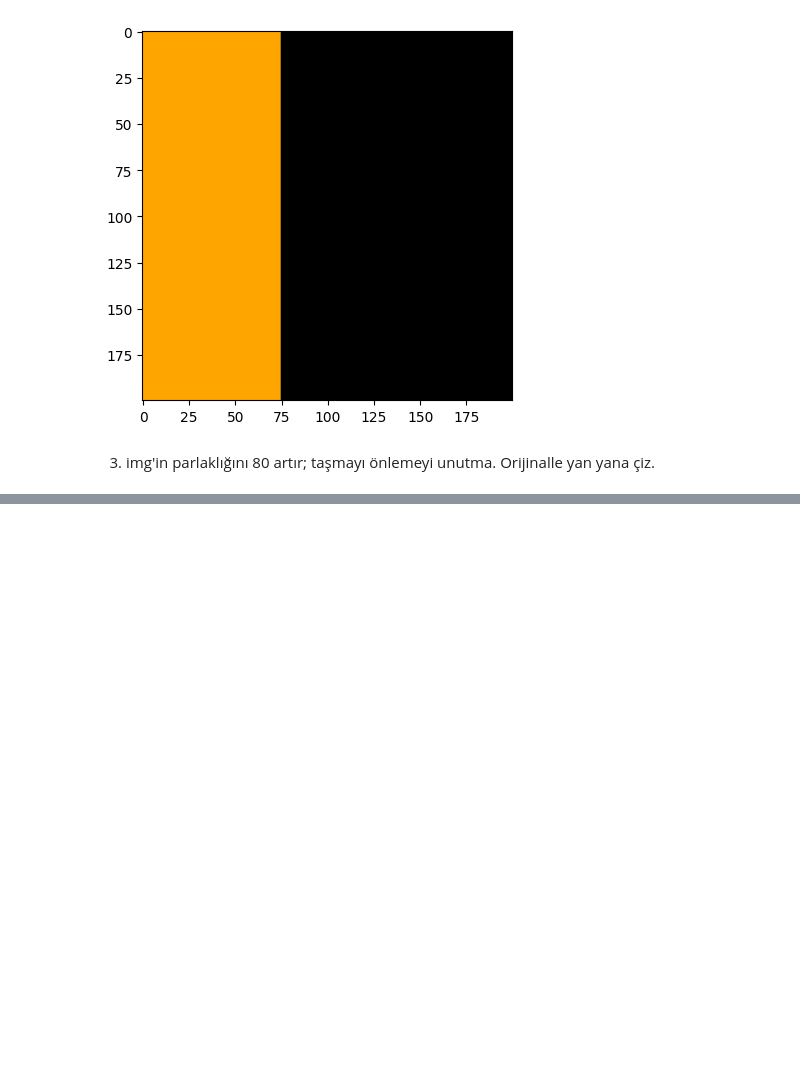
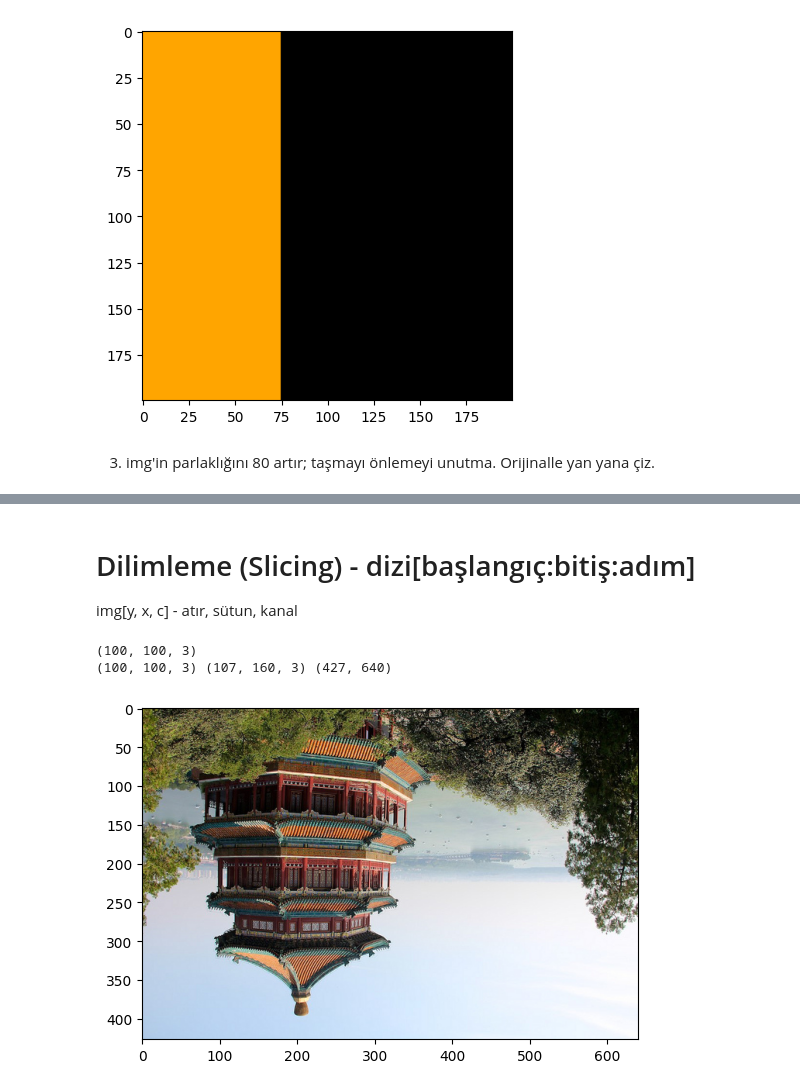
Before and after one commit to serenaycalisir/ml-calisma, a Jupyter notebook: 01_numpy_goruntu.ipynb, the cells around one changed output, grey strips where cells are left out. Saved outputs shown, nothing was run; the diff lists cells and outputs as text; code cells hidden in the pictures; blank space fills up the shorter version.

```diff
--- a/01_numpy_goruntu.ipynb
+++ b/01_numpy_goruntu.ipynb
@@ -161,0 +166,19 @@ plt.show()
+# %% [markdown]
+# Dilimleme (Slicing) - dizi[başlangıç:bitiş:adım]
+
+img[y, x, c] - atır, sütun, kanal
+# %%
+img = load_sample_image("china.jpg").copy()
+h, w = img.shape[:2]
+kirp = img[h//2-50 : h//2+50, w//2-50 : w//2+50]  #ortadan 100x100 kırp
+print(kirp.shape)
+dikey_ters = img[::-1]  #satırları ters çevir. -> dikey flip
+ayna = img[:, ::-1]  #sütunları ters çevir. -> yatay flip
+plt.imshow(dikey_ters)
+kucuk = img[::4, ::4] #her 4 pikselden birini al -> 4 kat küçült.
+R = img[:, :, 0]  #sadece kırmızı kanal -> (H,W)
+print(kirp.shape, kucuk.shape, R.shape)
+# %% [output]
+(100, 100, 3)
+(100, 100, 3) (107, 160, 3) (427, 640)
+[figure, added]
```
Also changed, not shown: parts of 19 cells of this notebook.
